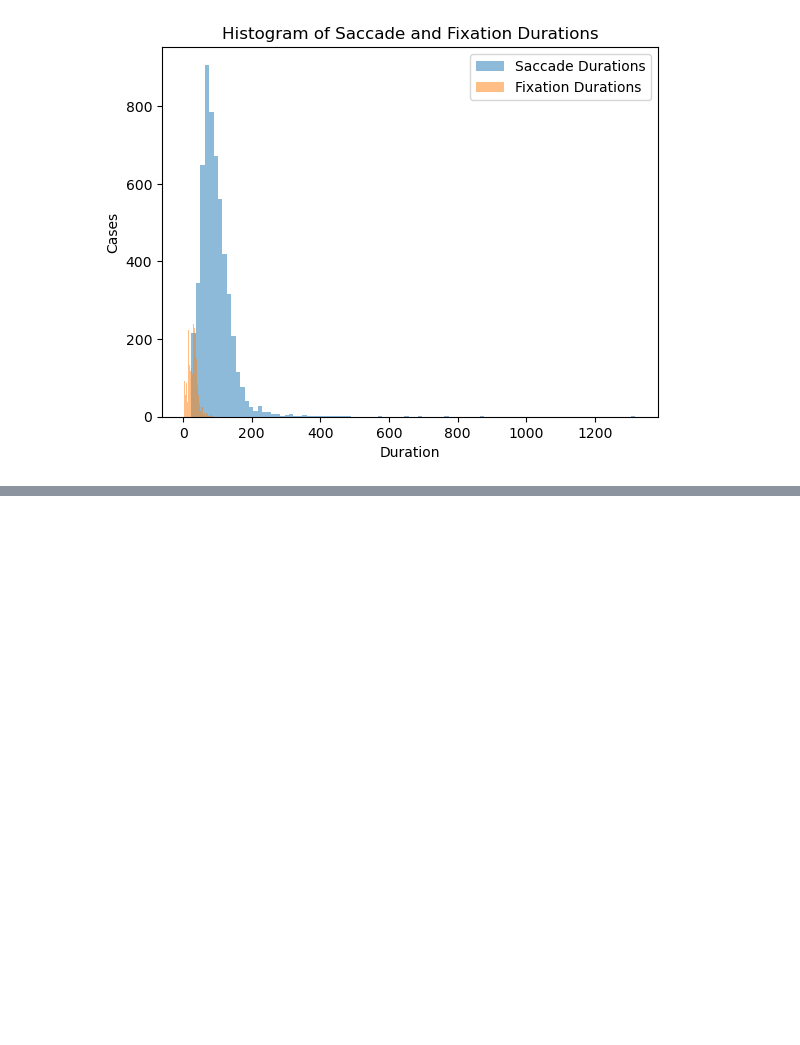
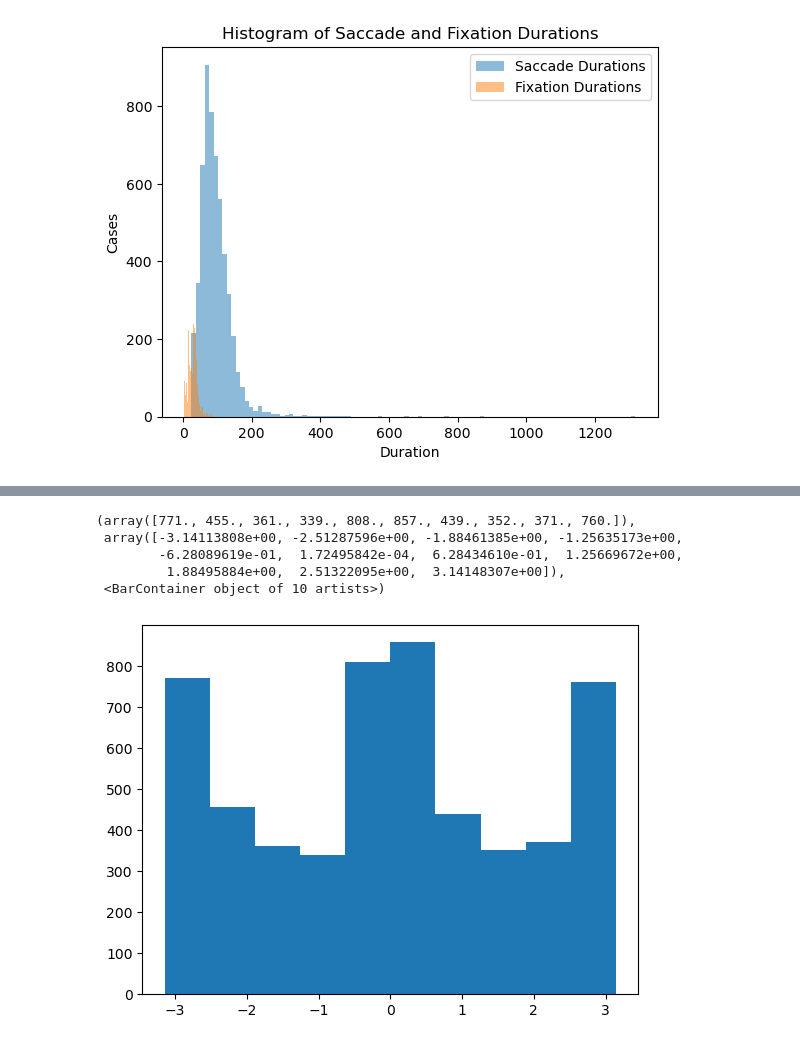
Before and after one commit to incubodac/EEGDECONV, a Jupyter notebook: MNEunfold.ipynb, the cells around one changed output, grey strips where cells are left out. Drawn from its saved outputs; the diff is of its cells as text; code cells hidden in the pictures; blank space fills up the shorter version.

```diff
--- a/MNEunfold.ipynb
+++ b/MNEunfold.ipynb
@@ -373,0 +430,12 @@ array([<Axes: title={'center': 'Subplot 1'}, xlabel='X1', ylabel='Y1'>,
+# %%
+angles = evts[(evts['phase']=='vs') & (evts['type']=='saccade')]['sac_angle']
+angles = (angles)*np.pi/180
+angles0 = (angles + np.pi) % (2*np.pi) - np.pi
+plt.hist(angles)
+# %% [output]
+(array([771., 455., 361., 339., 808., 857., 439., 352., 371., 760.]),
+ array([-3.14113808e+00, -2.51287596e+00, -1.88461385e+00, -1.25635173e+00,
+        -6.28089619e-01,  1.72495842e-04,  6.28434610e-01,  1.25669672e+00,
+         1.88495884e+00,  2.51322095e+00,  3.14148307e+00]),
+ <BarContainer object of 10 artists>)
+[figure, added]
```
Also changed, not shown: parts of 10 cells of this notebook, 1 other file.
